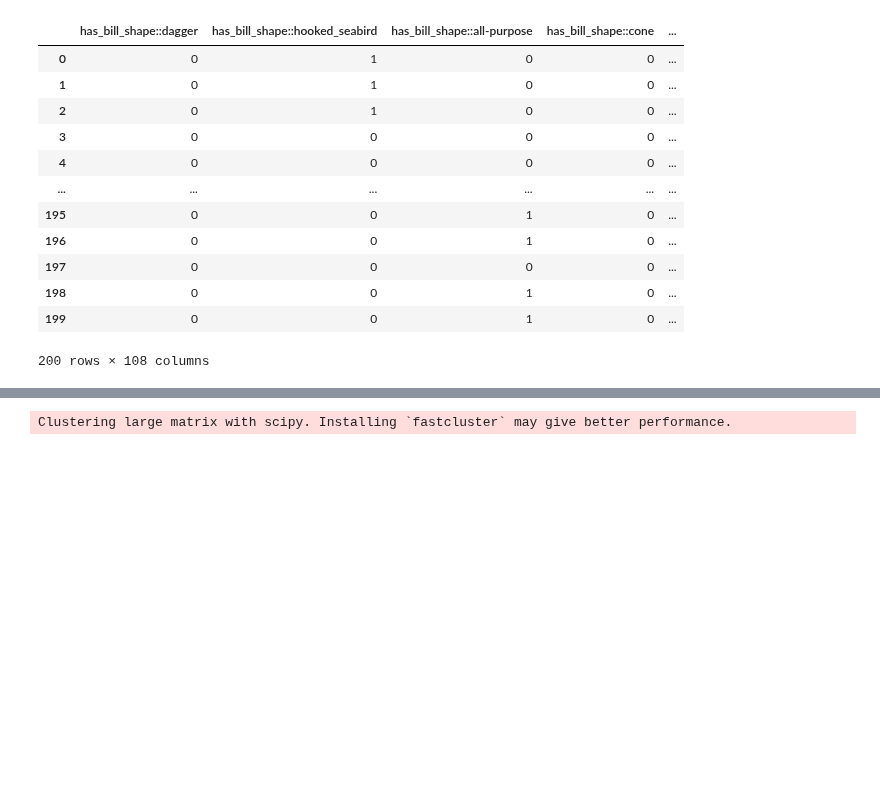
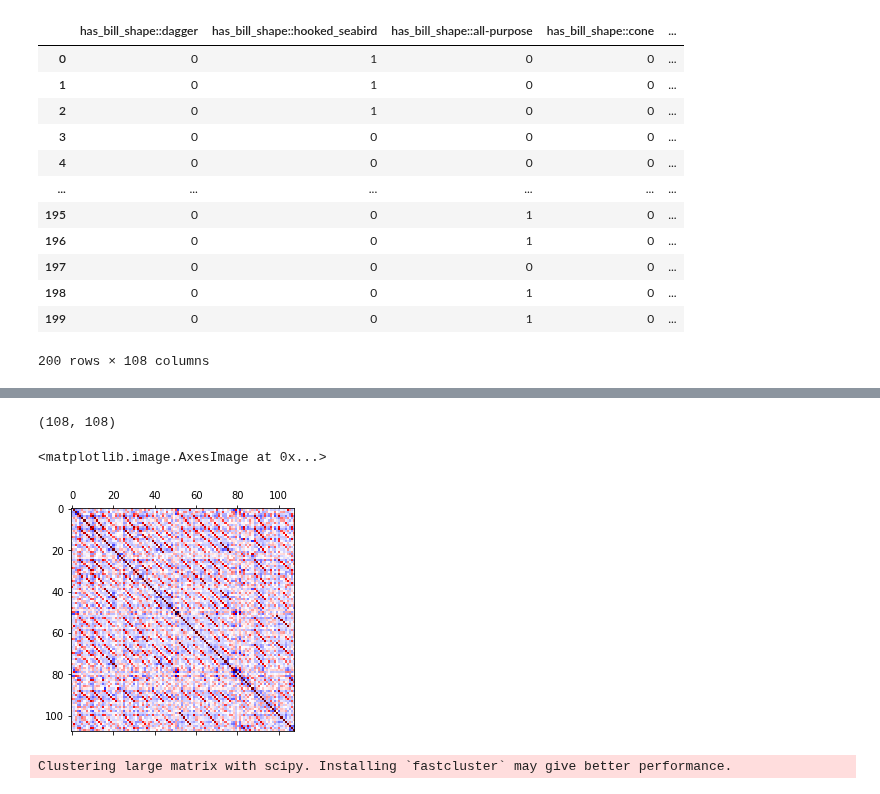
Before and after one commit to nathanwang000/ConceptCredibleModel, a Jupyter notebook: notebooks/birds_concepts.ipynb, the cells around one changed output, grey strips where cells are left out. Cells and saved outputs as stored; diff of their text form; code cells hidden in the pictures; blank space fills up the shorter version.

```diff
--- a/notebooks/birds_concepts.ipynb
+++ b/notebooks/birds_concepts.ipynb
@@ -54,3 +82,10 @@ maj_concepts.astype(int)
+# %%
+print(np.corrcoef(np.array(maj_concepts).T).shape)
+plt.matshow(np.corrcoef(np.array(maj_concepts).T), cmap='seismic', vmax=1, vmin=-1)
+# %% [output]
+(108, 108)
+<matplotlib.image.AxesImage at 0x...>
+[figure, added]
 # %%
 sns.clustermap(maj_concepts.corr(), cmap='seismic', vmax=1, vmin=-1)
 # %% [output]
```
Also changed, not shown: parts of 2 cells of this notebook, 8 other files.
